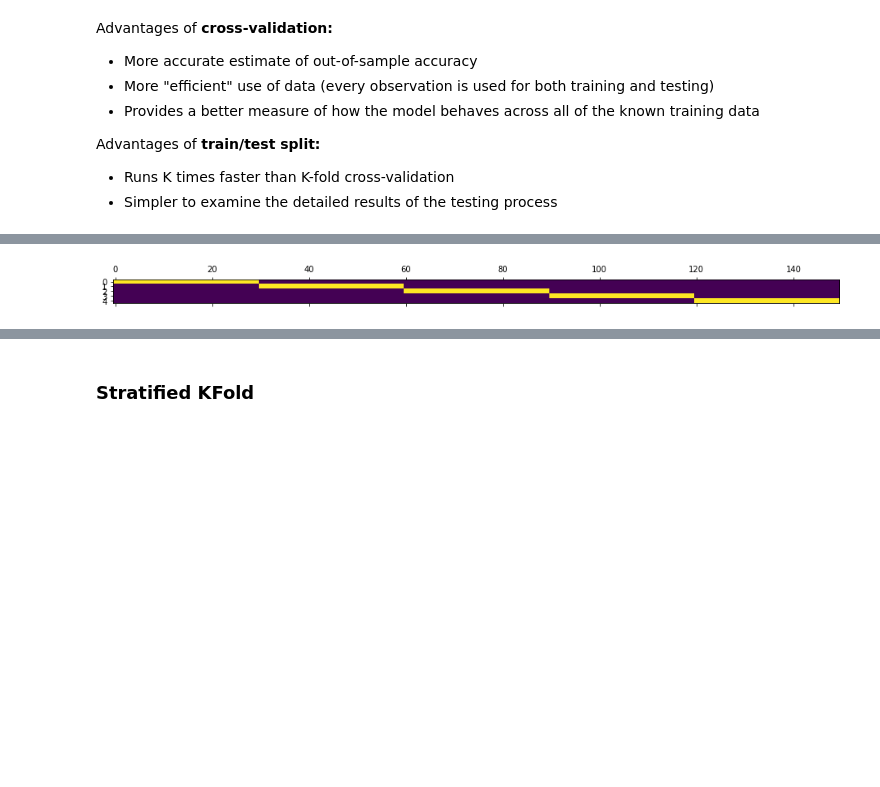
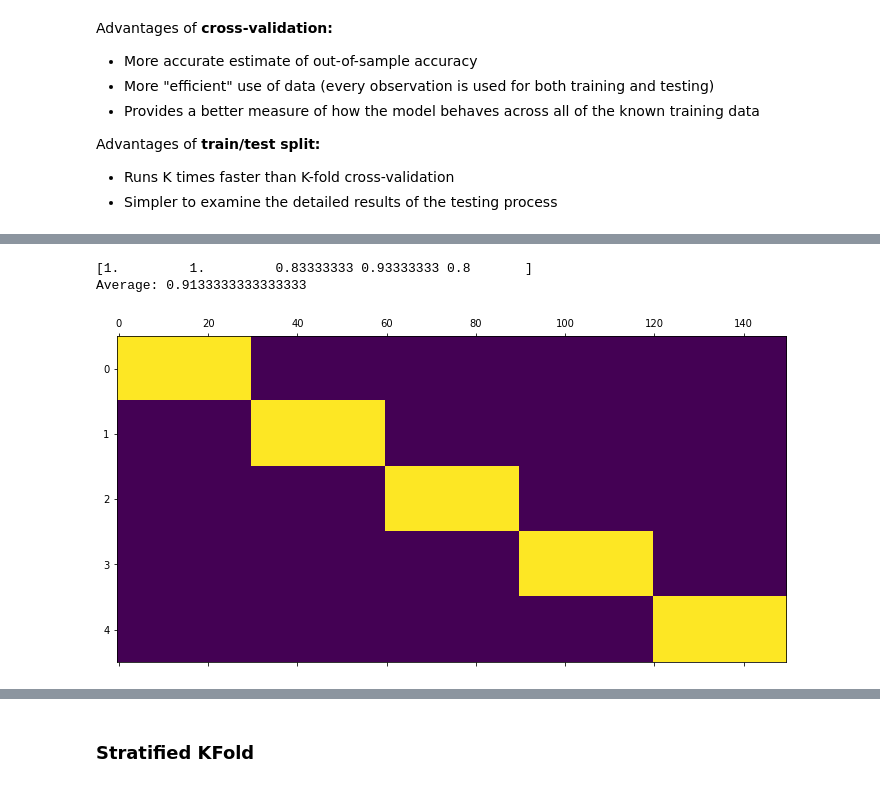
Before and after one commit to youngsoul/machinelearning101, a Jupyter notebook: 06_cross_validation.ipynb, the cells around one changed output, grey strips where cells are left out. Cells and saved outputs as stored; diff of their text form; code cells hidden in the pictures; blank space fills up the shorter version.

```diff
--- a/06_cross_validation.ipynb
+++ b/06_cross_validation.ipynb
@@ -153,6 +199,10 @@ print(y)
 # %%
 # Split dataset into k consecutive folds (without shuffling by default).
 cv = KFold(n_splits=5)
 plot_cv(cv, X, y)
+scores = run_knn_with_cv(n_neighbors=5, features=X, targets=y, cv=cv)
+print(scores, f"\nAverage: {scores.mean()}")
 # %% [output]
+[1.         1.         0.83333333 0.93333333 0.8       ]
+Average: 0.9133333333333333
-[figure, old version]
+[figure, new version]
```
Also changed, not shown: parts of 42 cells of this notebook, 12 other files.
